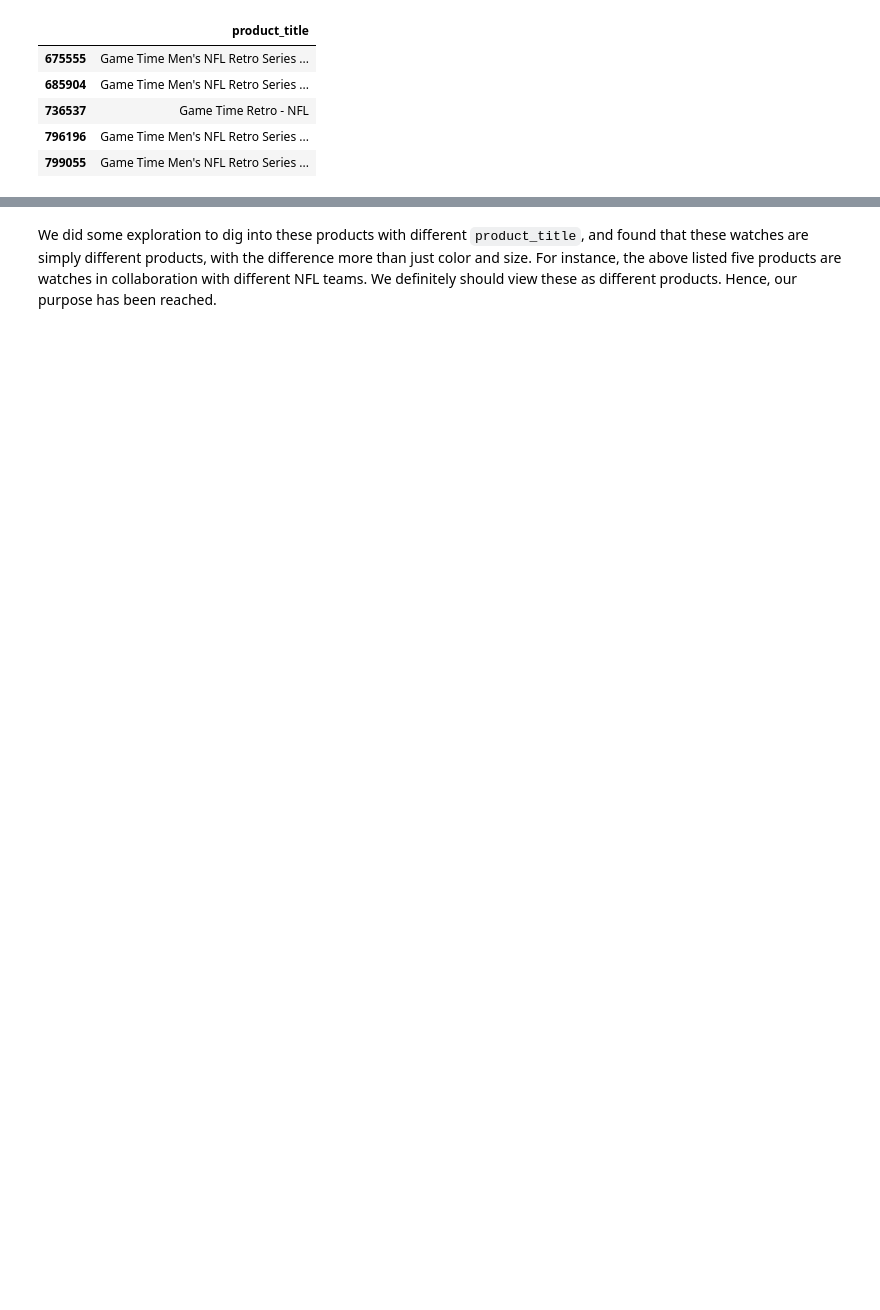
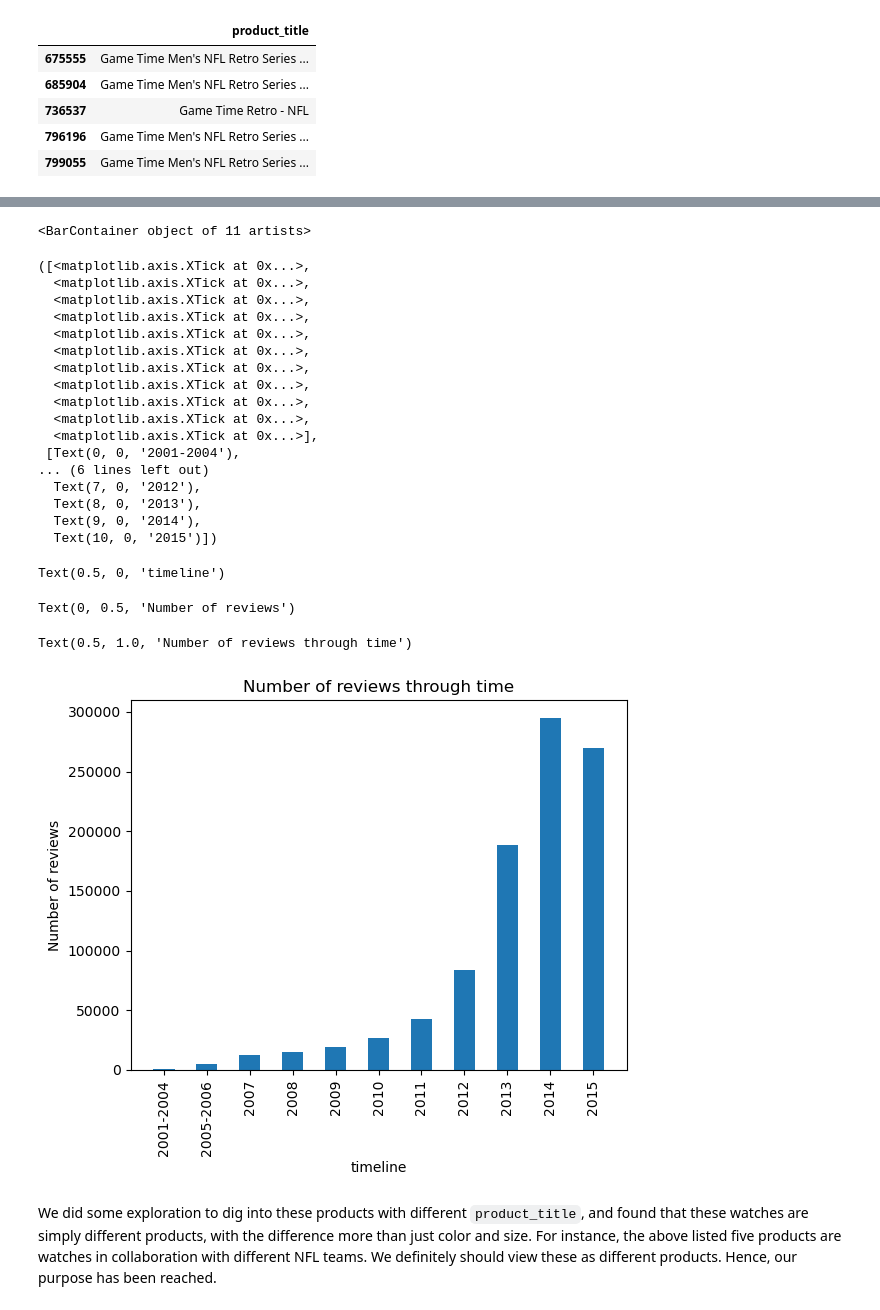
Before and after one commit to CoreyJiang63/Datamining-Recommendation-System, a Jupyter notebook: Preprocessing.ipynb, the cells around one changed output, grey strips where cells are left out. Saved outputs shown, nothing was run; the diff lists cells and outputs as text; code cells hidden in the pictures; blank space fills up the shorter version.

```diff
--- a/Preprocessing.ipynb
+++ b/Preprocessing.ipynb
@@ -186,3 +292,43 @@ reviews[reviews.product_parent == idx][['product_title']].drop_duplicates().head
+# %%
+dates = pd.to_datetime(reviews.review_date)
+years = dates.dt.strftime('%Y')
+time_track = years.value_counts().to_frame().sort_index()
+time_track.loc['2001-2004'] = time_track.loc['2001'] + time_track.loc['2002'] + time_track.loc['2003'] + time_track.loc['2004']
+time_track.loc['2005-2006'] = time_track.loc['2005'] + time_track.loc['2006']
+time_track.drop(['2001', '2002', '2003', '2004', '2005', '2006'], axis=0, inplace=True)
+time_track = time_track.sort_index()
+
+labels = time_track.index
+dt = time_track.review_date
+plt.bar(range(len(dt)), dt, width=0.5)
+plt.xticks(range(len(dt)), labels, rotation=90)
+plt.xlabel("timeline")
+plt.ylabel("Number of reviews")
+plt.title("Number of reviews through time")
+plt.show()
+# %% [output]
+<BarContainer object of 11 artists>
+([<matplotlib.axis.XTick at 0x...>,
+  <matplotlib.axis.XTick at 0x...>,
+  <matplotlib.axis.XTick at 0x...>,
+  <matplotlib.axis.XTick at 0x...>,
+  <matplotlib.axis.XTick at 0x...>,
+  <matplotlib.axis.XTick at 0x...>,
+  <matplotlib.axis.XTick at 0x...>,
+  <matplotlib.axis.XTick at 0x...>,
+  <matplotlib.axis.XTick at 0x...>,
+  <matplotlib.axis.XTick at 0x...>,
+  <matplotlib.axis.XTick at 0x...>],
+ [Text(0, 0, '2001-2004'),
+... (6 lines left out)
+  Text(7, 0, '2012'),
+  Text(8, 0, '2013'),
+  Text(9, 0, '2014'),
+  Text(10, 0, '2015')])
+Text(0.5, 0, 'timeline')
+Text(0, 0.5, 'Number of reviews')
+Text(0.5, 1.0, 'Number of reviews through time')
+[figure, added]
 # %% [markdown]
 We did some exploration to dig into these products with different `product_title`, and found that these watches are simply different products, with the difference more than just color and size. For instance, the above listed five products are watches in collaboration with different NFL teams. We definitely should view these as different products. Hence, our purpose has been reached.
 # %%
```
Also changed, not shown: parts of 5 cells of this notebook.
